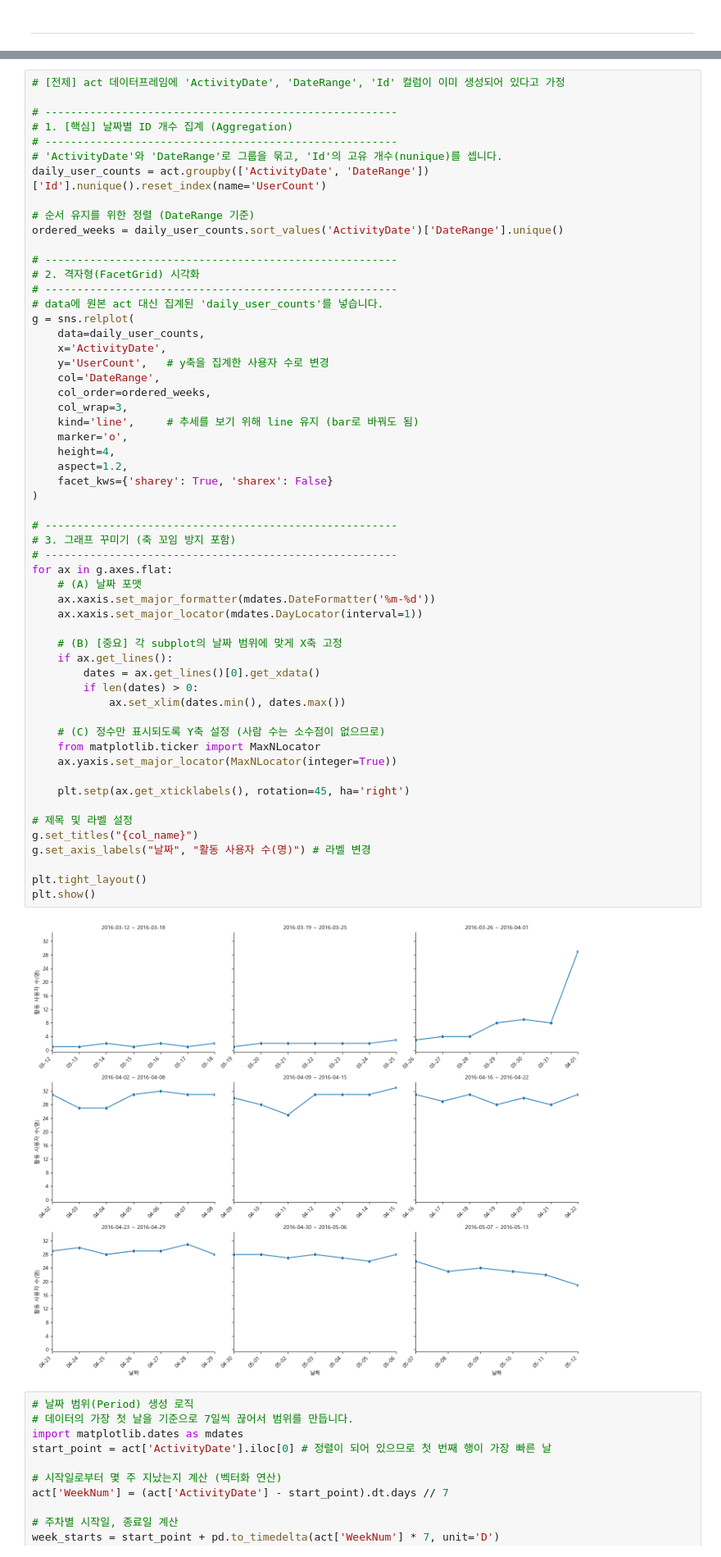
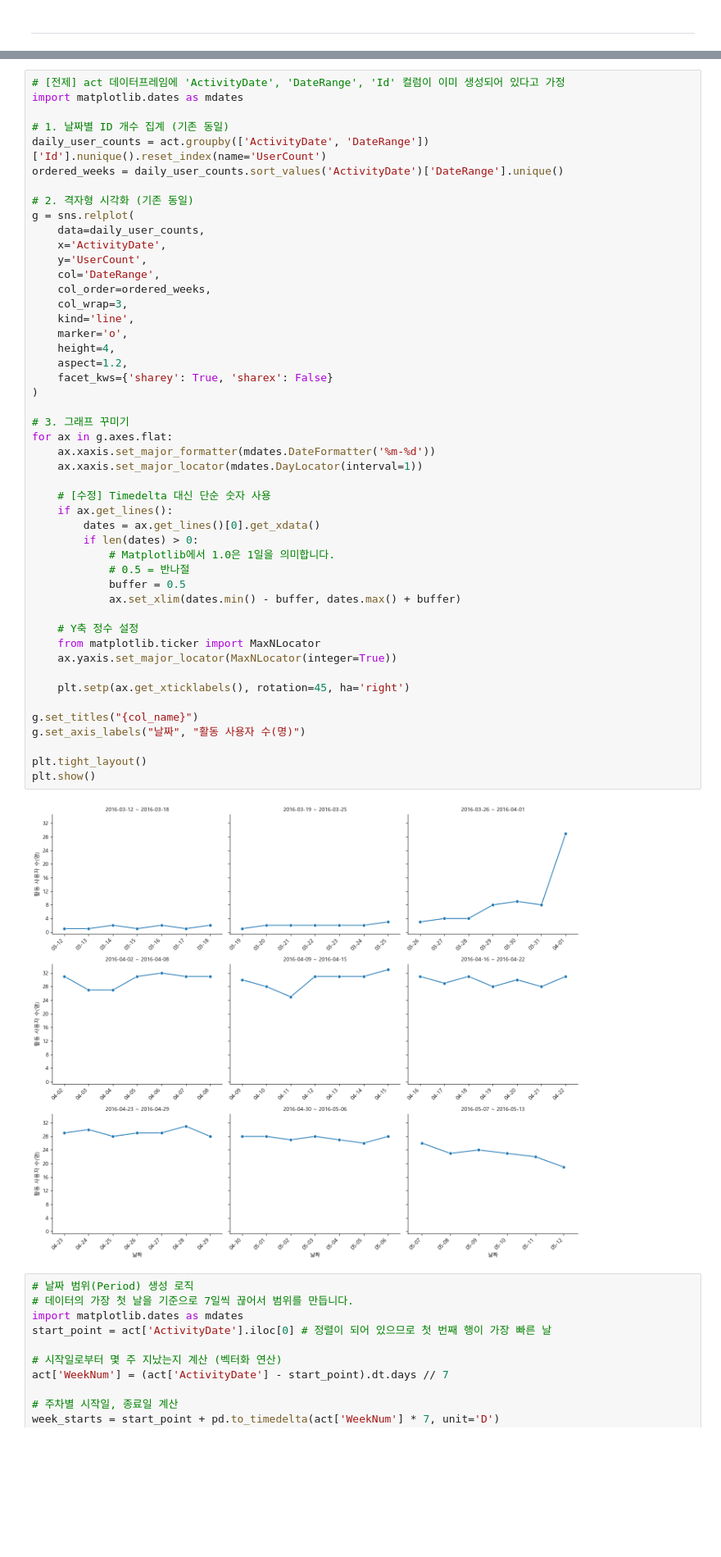
Before and after one commit to jeesy95-creator/sparta_15, a Jupyter notebook: notebooks/LeeCR.ipynb, the cells around one changed output, grey strips where cells are left out. Shown at 82% size. Drawn from its saved outputs; the diff is of its cells as text; blank space fills up the shorter version.

```diff
--- a/notebooks/LeeCR.ipynb
+++ b/notebooks/LeeCR.ipynb
@@ -372,62 +371,54 @@ plt.show()
 [figure]
 # %%
 # [전제] act 데이터프레임에 'ActivityDate', 'DateRange', 'Id' 컬럼이 이미 생성되어 있다고 가정
+import matplotlib.dates as mdates
 
-# -------------------------------------------------------
-# 1. [핵심] 날짜별 ID 개수 집계 (Aggregation)
-# -------------------------------------------------------
-# 'ActivityDate'와 'DateRange'로 그룹을 묶고, 'Id'의 고유 개수(nunique)를 셉니다.
+# 1. 날짜별 ID 개수 집계 (기존 동일)
 daily_user_counts = act.groupby(['ActivityDate', 'DateRange'])['Id'].nunique().reset_index(name='UserCount')
-
-# 순서 유지를 위한 정렬 (DateRange 기준)
 ordered_weeks = daily_user_counts.sort_values('ActivityDate')['DateRange'].unique()
 
-# -------------------------------------------------------
-# 2. 격자형(FacetGrid) 시각화
-# -------------------------------------------------------
-# data에 원본 act 대신 집계된 'daily_user_counts'를 넣습니다.
+# 2. 격자형 시각화 (기존 동일)
 g = sns.relplot(
     data=daily_user_counts,
     x='ActivityDate',
-    y='UserCount',   # y축을 집계한 사용자 수로 변경
+    y='UserCount',
     col='DateRange',
     col_order=ordered_weeks,
     col_wrap=3,
-    kind='line',     # 추세를 보기 위해 line 유지 (bar로 바꿔도 됨)
+    kind='line',
     marker='o',
     height=4,
     aspect=1.2,
     facet_kws={'sharey': True, 'sharex': False}
 )
 
-# -------------------------------------------------------
-# 3. 그래프 꾸미기 (축 꼬임 방지 포함)
-# -------------------------------------------------------
+# 3. 그래프 꾸미기
 for ax in g.axes.flat:
-    # (A) 날짜 포맷
     ax.xaxis.set_major_formatter(mdates.DateFormatter('%m-%d'))
     ax.xaxis.set_major_locator(mdates.DayLocator(interval=1))
 
-    # (B) [중요] 각 subplot의 날짜 범위에 맞게 X축 고정
+    # [수정] Timedelta 대신 단순 숫자 사용
     if ax.get_lines():
         dates = ax.get_lines()[0].get_xdata()
         if len(dates) > 0:
-            ax.set_xlim(dates.min(), dates.max())
+            # Matplotlib에서 1.0은 1일을 의미합니다.
+            # 0.5 = 반나절
+            buffer = 0.5
+            ax.set_xlim(dates.min() - buffer, dates.max() + buffer)
 
-    # (C) 정수만 표시되도록 Y축 설정 (사람 수는 소수점이 없으므로)
+    # Y축 정수 설정
     from matplotlib.ticker import MaxNLocator
     ax.yaxis.set_major_locator(MaxNLocator(integer=True))
 
     plt.setp(ax.get_xticklabels(), rotation=45, ha='right')
 
-# 제목 및 라벨 설정
 g.set_titles("{col_name}")
-g.set_axis_labels("날짜", "활동 사용자 수(명)") # 라벨 변경
+g.set_axis_labels("날짜", "활동 사용자 수(명)")
 
 plt.tight_layout()
 plt.show()
 # %% [output]
-[figure, old version]
+[figure, new version]
 # %%
 # 날짜 범위(Period) 생성 로직
 # 데이터의 가장 첫 날을 기준으로 7일씩 끊어서 범위를 만듭니다.
```
Also changed, not shown: parts of 5 cells of this notebook.
